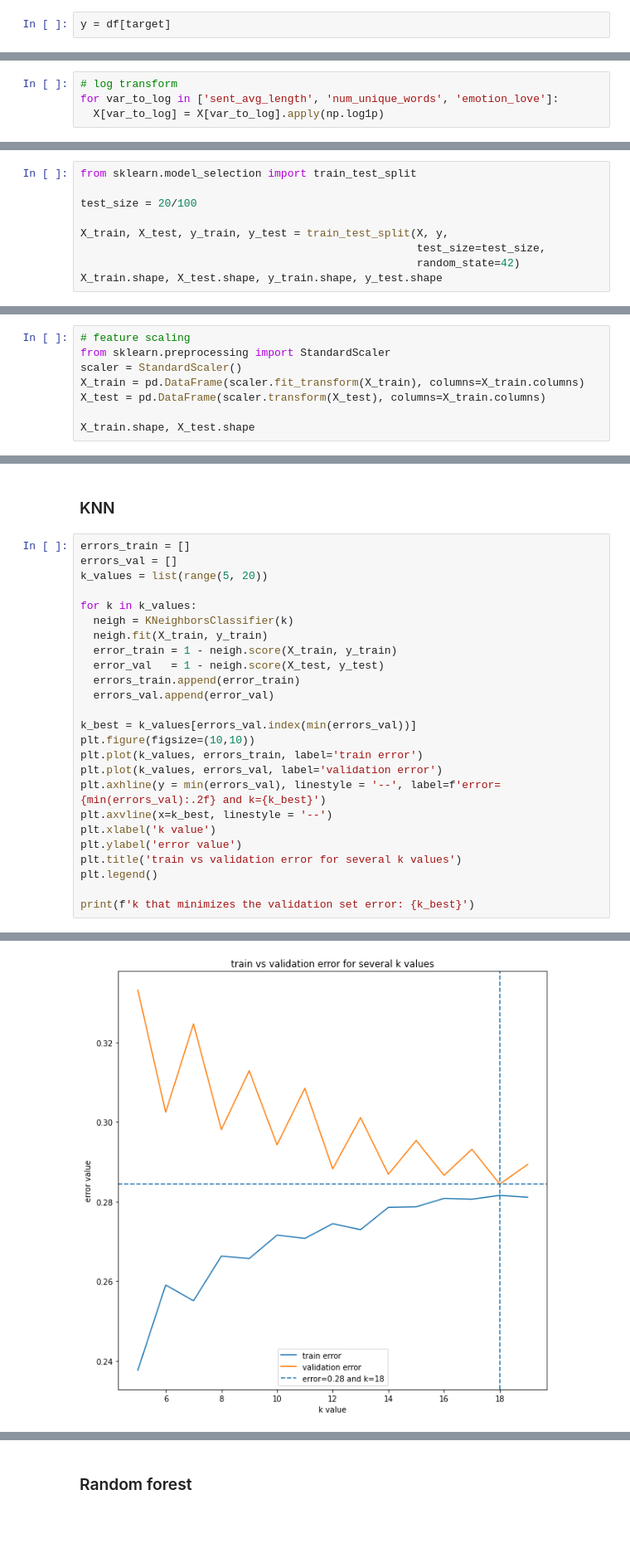
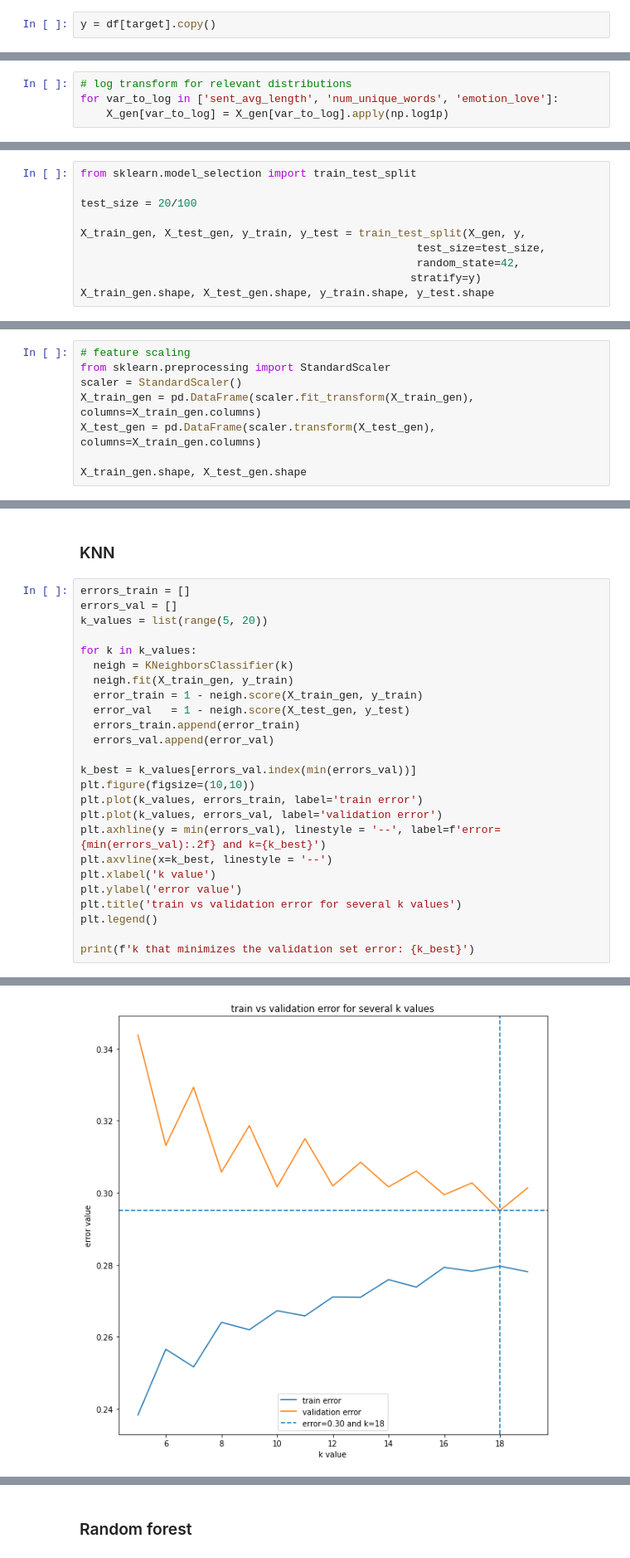
Before and after one commit to batyaamericus/OncUponTim, a Jupyter notebook: ML_classification_good_bad.ipynb, the cells around one changed output, grey strips where cells are left out. Shown at 83% size. Drawn from its saved outputs; the diff is of its cells as text; blank space fills up the shorter version.

```diff
--- a/ML_classification_good_bad.ipynb
+++ b/ML_classification_good_bad.ipynb
@@ -66,4 +67,4 @@ X = df[numerical+categories]
 # %%
-y = df[target]
+y = df[target].copy()
 # %%
 # TODO: to add this graph in the Medium article
@@ -89,7 +98,7 @@ y = bn.transform(df[[target]])
 # %%
-# log transform
+# log transform for relevant distributions
 for var_to_log in ['sent_avg_length', 'num_unique_words', 'emotion_love']:
-  X[var_to_log] = X[var_to_log].apply(np.log1p)
+    X_gen[var_to_log] = X_gen[var_to_log].apply(np.log1p)
 # %% [output]
 A value is trying to be set on a copy of a slice from a DataFrame.
 Try using .loc[row_indexer,col_indexer] = value instead
@@ -101,19 +132,20 @@ from sklearn.model_selection import train_test_split
 
 test_size = 20/100
 
-X_train, X_test, y_train, y_test = train_test_split(X, y,
+X_train_gen, X_test_gen, y_train, y_test = train_test_split(X_gen, y,
                                                     test_size=test_size,
-                                                    random_state=42)
-X_train.shape, X_test.shape, y_train.shape, y_test.shape
+                                                    random_state=42,
+                                                   stratify=y)
+X_train_gen.shape, X_test_gen.shape, y_train.shape, y_test.shape
 # %% [output]
 ((14598, 67), (3650, 67), (14598, 1), (3650, 1))
 # %%
 # feature scaling
 from sklearn.preprocessing import StandardScaler
 scaler = StandardScaler()
-X_train = pd.DataFrame(scaler.fit_transform(X_train), columns=X_train.columns)
-X_test = pd.DataFrame(scaler.transform(X_test), columns=X_train.columns)
+X_train_gen = pd.DataFrame(scaler.fit_transform(X_train_gen), columns=X_train_gen.columns)
+X_test_gen = pd.DataFrame(scaler.transform(X_test_gen), columns=X_train_gen.columns)
 
-X_train.shape, X_test.shape
+X_train_gen.shape, X_test_gen.shape
 # %% [output]
 ((14598, 67), (3650, 67))
@@ -315,28 +342,28 @@ Confusion matrix when p=0.27:
 # %%
 errors_train = []
 errors_val = []
 k_values = list(range(5, 20))
 
 for k in k_values:
   neigh = KNeighborsClassifier(k)
-  neigh.fit(X_train, y_train)
-  error_train = 1 - neigh.score(X_train, y_train)
-  error_val   = 1 - neigh.score(X_test, y_test)
+  neigh.fit(X_train_gen, y_train)
+  error_train = 1 - neigh.score(X_train_gen, y_train)
+  error_val   = 1 - neigh.score(X_test_gen, y_test)
   errors_train.append(error_train)
   errors_val.append(error_val)
 
 k_best = k_values[errors_val.index(min(errors_val))]
 plt.figure(figsize=(10,10))
 plt.plot(k_values, errors_train, label='train error')
 plt.plot(k_values, errors_val, label='validation error')
 plt.axhline(y = min(errors_val), linestyle = '--', label=f'error={min(errors_val):.2f} and k={k_best}')
 plt.axvline(x=k_best, linestyle = '--')
 plt.xlabel('k value')
 plt.ylabel('error value')
 plt.title('train vs validation error for several k values')
 plt.legend()
 
 print(f'k that minimizes the validation set error: {k_best}')
 # %% [output]
 k that minimizes the validation set error: 18
-[figure, old version]
+[figure, new version]
```
Also changed, not shown: parts of 75 cells of this notebook.
